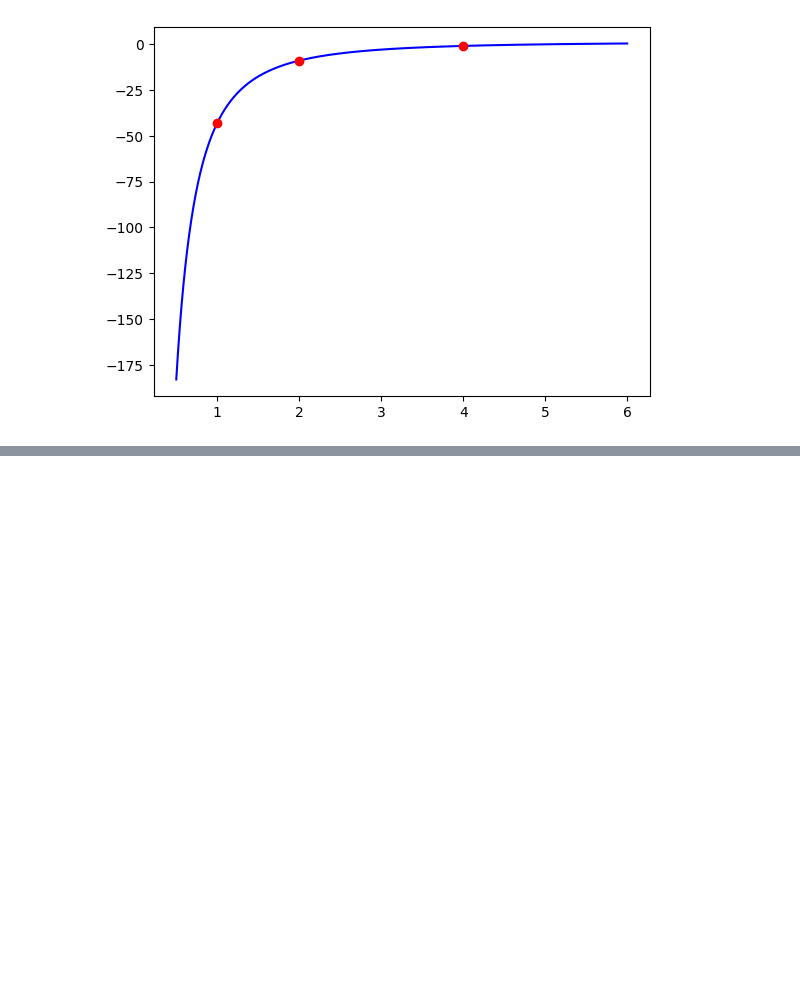
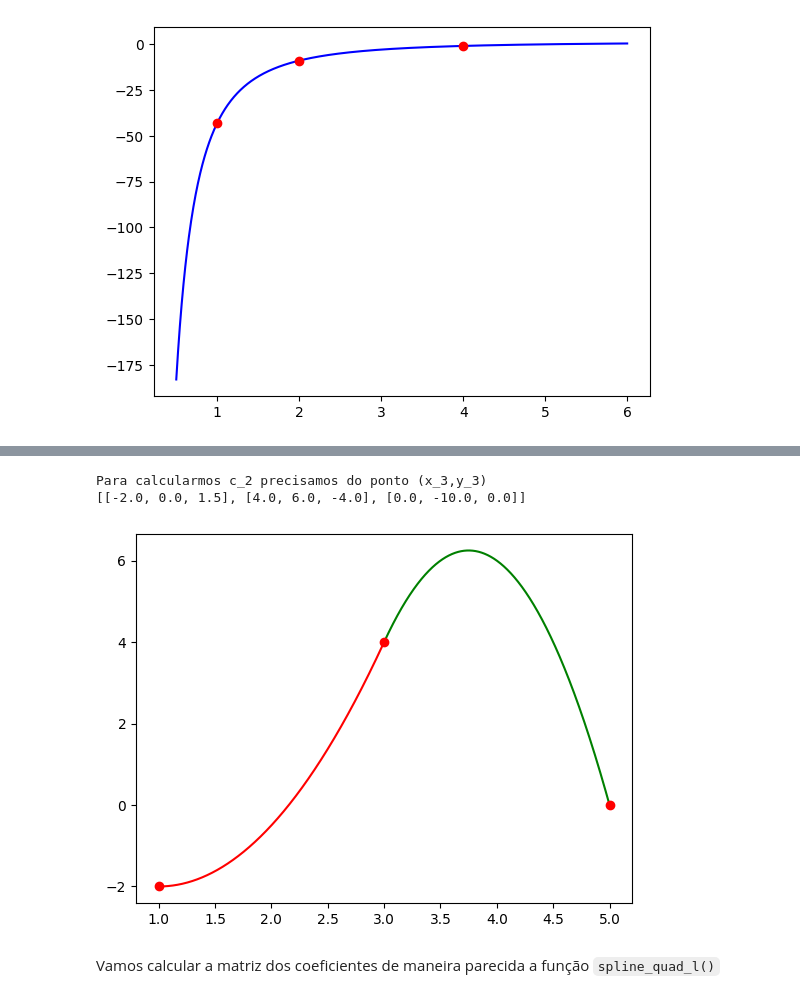
Before and after one commit to Kamylosp/UFSC, a Jupyter notebook: Calculo_numerico/Lista 6/lista_6.ipynb, the cells around one changed output, grey strips where cells are left out. Saved outputs shown, nothing was run; the diff lists cells and outputs as text; code cells hidden in the pictures; blank space fills up the shorter version.

```diff
--- a/Calculo_numerico/Lista 6/lista_6.ipynb
+++ b/Calculo_numerico/Lista 6/lista_6.ipynb
@@ -108,0 +146,11 @@ plt.show()
+# %%
+a = [0.7651977, -0.4837057, -0.1087339,
+     0.0658784, 0.0018251]
+x = [1, 1.3, 1.6, 1.9]
+
+t = 1.5
+
+p = Newton_pol_eval(t, x, a)
+
+print("Valor esperado:    0.5118200")
+print("Valor encontrado: ", p)
@@ -108,0 +268,38 @@ plt.show()
+# %%
+def S(coefs, x):
+    return coefs[0] + coefs[1] * x + coefs[2]*x*x
+# %%
+num_eq = 10
+x = np.random.randint(-10, 10, num_eq)
+y = np.random.randint(-10, 10, num_eq)
+b0 = 0
+
+# num_eq = 3
+# x = [1, 3, 5]
+# y = [-2, 4, 0]
+
+# Organizando os valores de x
+x.sort()
+for i in range(len(x)-1):
+    while x[i+1] - x[i] < 1:
+        x[i+1] += 1
+
+A = spline_quad_l(x, y, b0)
+cores = ['r', 'g', 'b', 'y', 'm', 'c', 'r', 'g', 'b', 'y', 'm', 'c', 'r', 'g', 'b', 'y', 'm', 'c']
+
+dom = []
+im = []
+
+for i in range(len(x)-1):
+    dom.append(np.linspace(x[i],x[i+1],1000))
+    im.append([S(A[i], t-x[i]) for t in dom[i]])
+    plt.plot(dom[i], im[i],cores[i])
+
+plt.plot(x,y,'ro')
+plt.show()
+# %% [output]
+Para calcularmos c_2 precisamos do ponto (x_3,y_3)
+[[-2.0, 0.0, 1.5], [4.0, 6.0, -4.0], [0.0, -10.0, 0.0]]
+[figure, added]
+# %% [markdown]
+Vamos calcular a matriz dos coeficientes de maneira parecida a função `spline_quad_l()`
```
Also changed, not shown: parts of 11 cells of this notebook.
